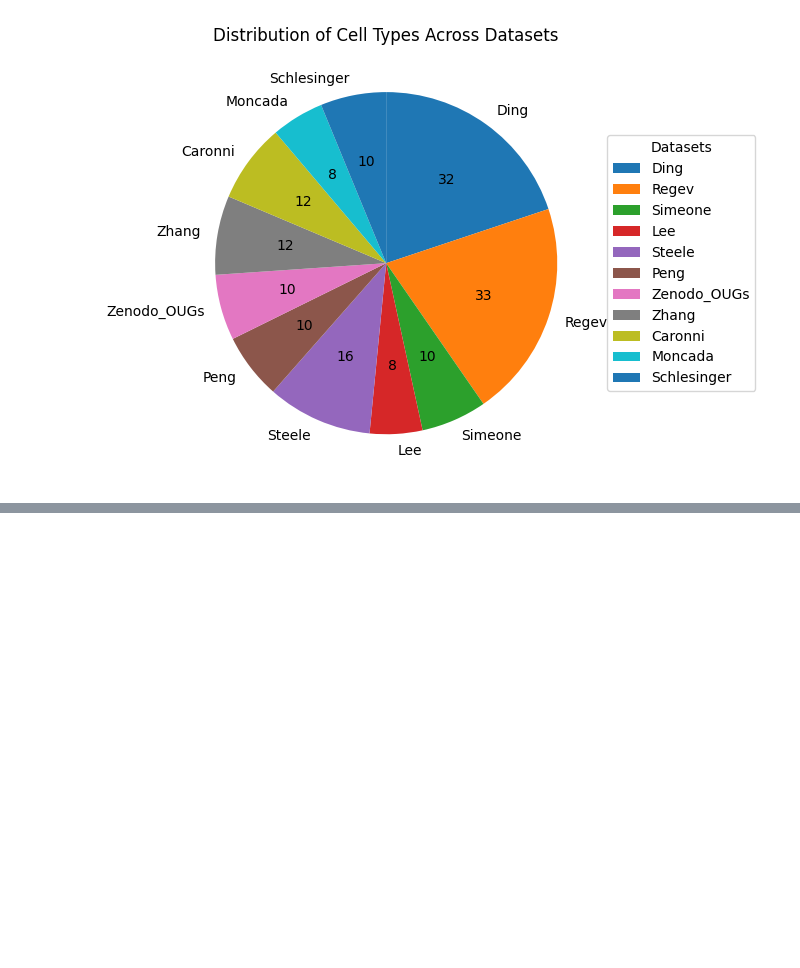
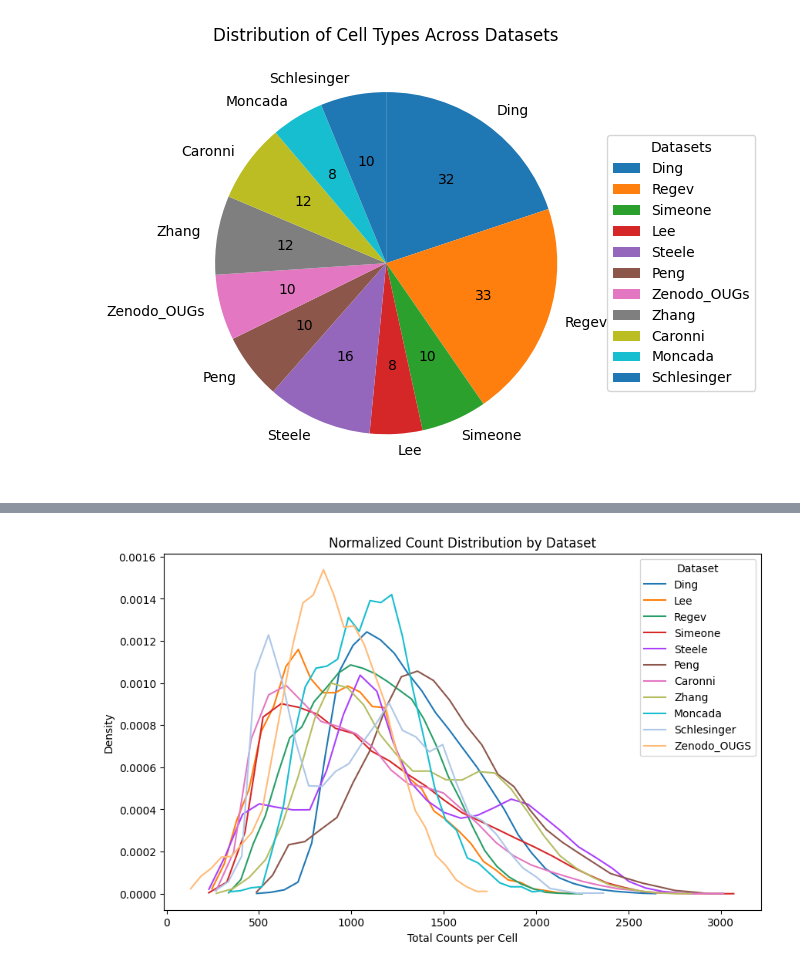
Before and after one commit to theislab/PDAC, a Jupyter notebook: code/04_DataStructure_Plots.ipynb, the cells around one changed output, grey strips where cells are left out. Cells and saved outputs as stored; diff of their text form; code cells hidden in the pictures; blank space fills up the shorter version.

```diff
--- a/code/04_DataStructure_Plots.ipynb
+++ b/code/04_DataStructure_Plots.ipynb
@@ -435,0 +447,3 @@ plt.show()
+# %%
+datasets = adata_qc.obs['Dataset'].unique()
+dataset_subsets = {ds: adata_qc[adata_qc.obs['Dataset'] == ds] for ds in datasets}
@@ -435,0 +492,21 @@ plt.show()
+# %%
+fig, ax = plt.subplots(figsize=(10, 6))
+
+colors = adata_qc.uns['Dataset_colors']
+
+for (ds, count_data), color in zip(counts.items(), colors):
+    # Compute histogram data
+    hist_data, bin_edges = np.histogram(count_data, bins=30, density=True)
+    bin_centers = (bin_edges[:-1] + bin_edges[1:]) / 2
+
+    # Plot as a line
+    ax.plot(bin_centers, hist_data, label=ds, color=color)
+
+ax.set_xlabel('Total Counts per Cell')
+ax.set_ylabel('Density')
+ax.set_title('Normalized Count Distribution by Dataset')
+ax.legend(title='Dataset')
+
+plt.show()
+# %% [output]
+[figure, added]
```
Also changed, not shown: parts of 10 cells of this notebook, 2 other files.
